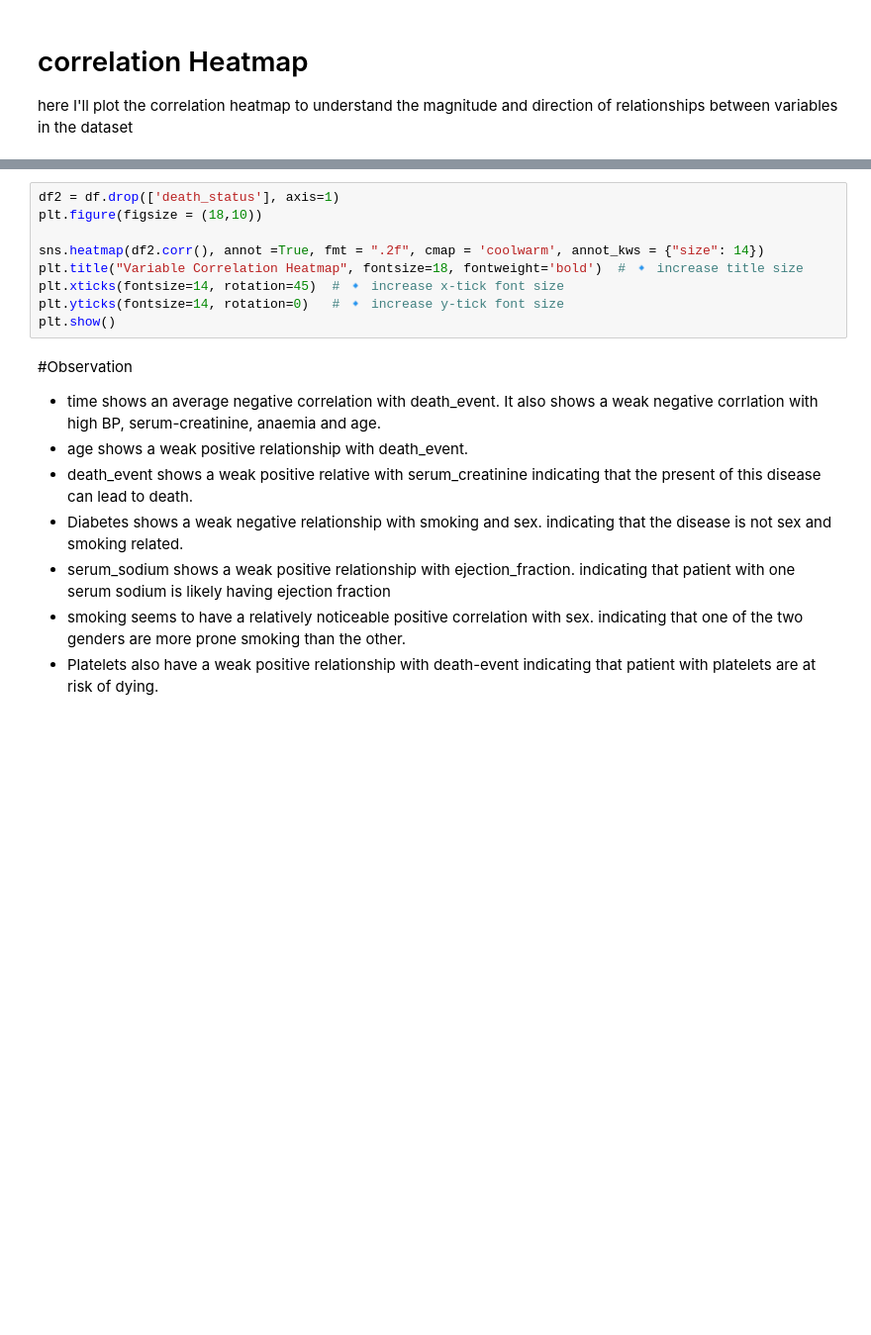
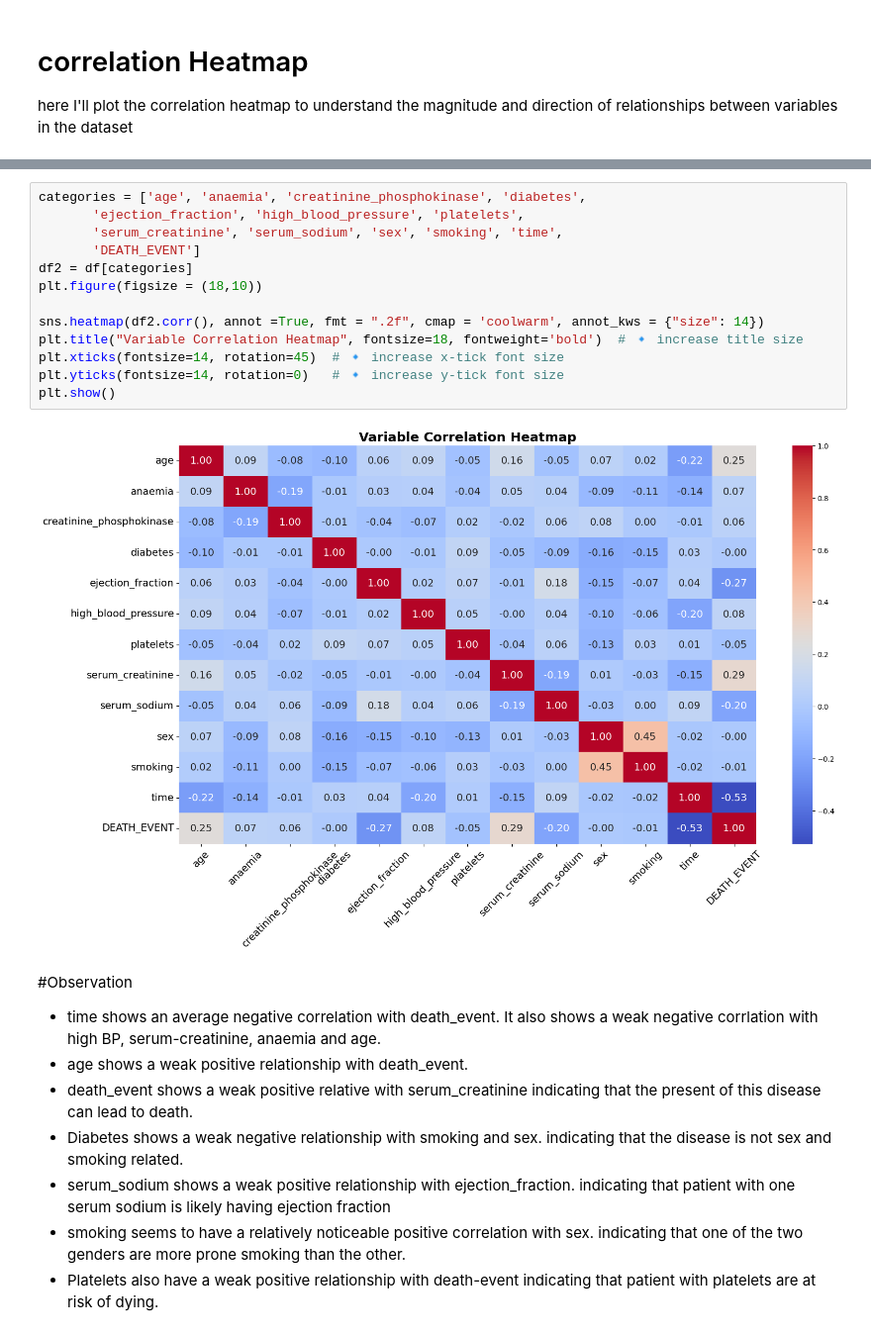
Before and after one commit to haliberry29/halimatusadia, a Jupyter notebook: early-heart-disease-detection-with-machine-learnin.ipynb, the cells around one changed output, grey strips where cells are left out. Shown at 99% size. Cells and saved outputs as stored; diff of their text form; blank space fills up the shorter version.

```diff
--- a/early-heart-disease-detection-with-machine-learnin.ipynb
+++ b/early-heart-disease-detection-with-machine-learnin.ipynb
@@ -598,12 +520,18 @@ here I'll plot the correlation heatmap to understand the magnitude and direction
 # %%
-df2 = df.drop(['death_status'], axis=1)
+categories = ['age', 'anaemia', 'creatinine_phosphokinase', 'diabetes',
+       'ejection_fraction', 'high_blood_pressure', 'platelets',
+       'serum_creatinine', 'serum_sodium', 'sex', 'smoking', 'time',
+       'DEATH_EVENT']
+df2 = df[categories]
 plt.figure(figsize = (18,10))
 
 sns.heatmap(df2.corr(), annot =True, fmt = ".2f", cmap = 'coolwarm', annot_kws = {"size": 14})
 plt.title("Variable Correlation Heatmap", fontsize=18, fontweight='bold')  # 🔹 increase title size
 plt.xticks(fontsize=14, rotation=45)  # 🔹 increase x-tick font size
 plt.yticks(fontsize=14, rotation=0)   # 🔹 increase y-tick font size
 plt.show()
+# %% [output]
+[figure, added]
 # %% [markdown]
 #Observation
 - time shows an average negative correlation with death_event. It also shows a weak negative corrlation with high BP, serum-creatinine, anaemia and age.
```
Also changed, not shown: parts of 27 cells of this notebook.
